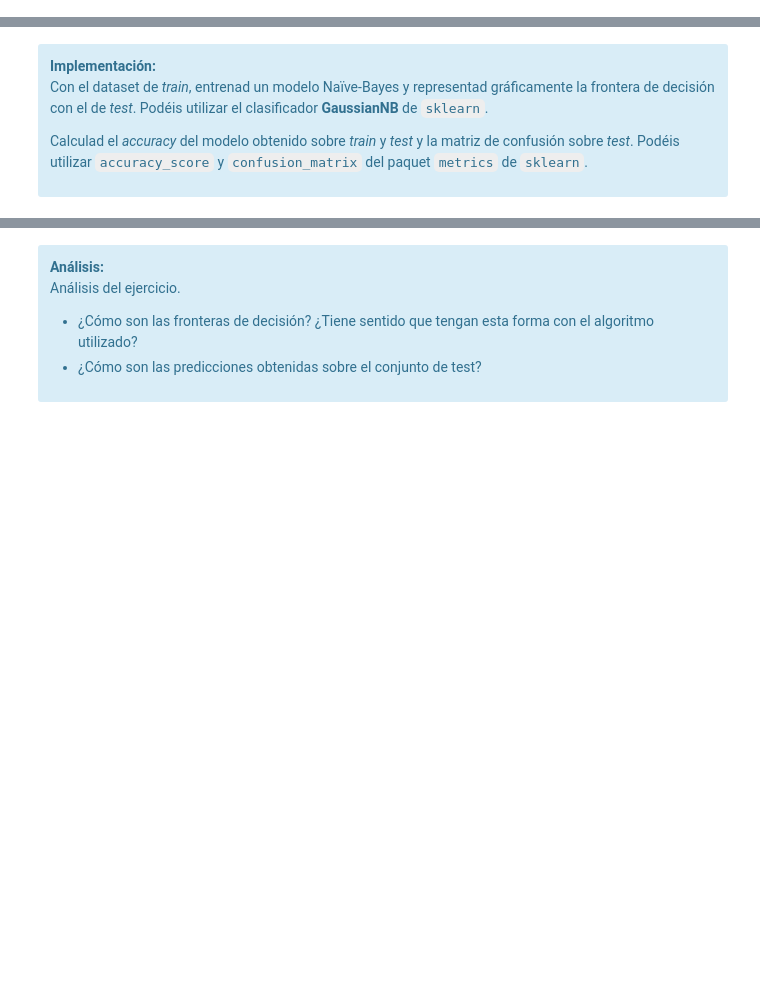
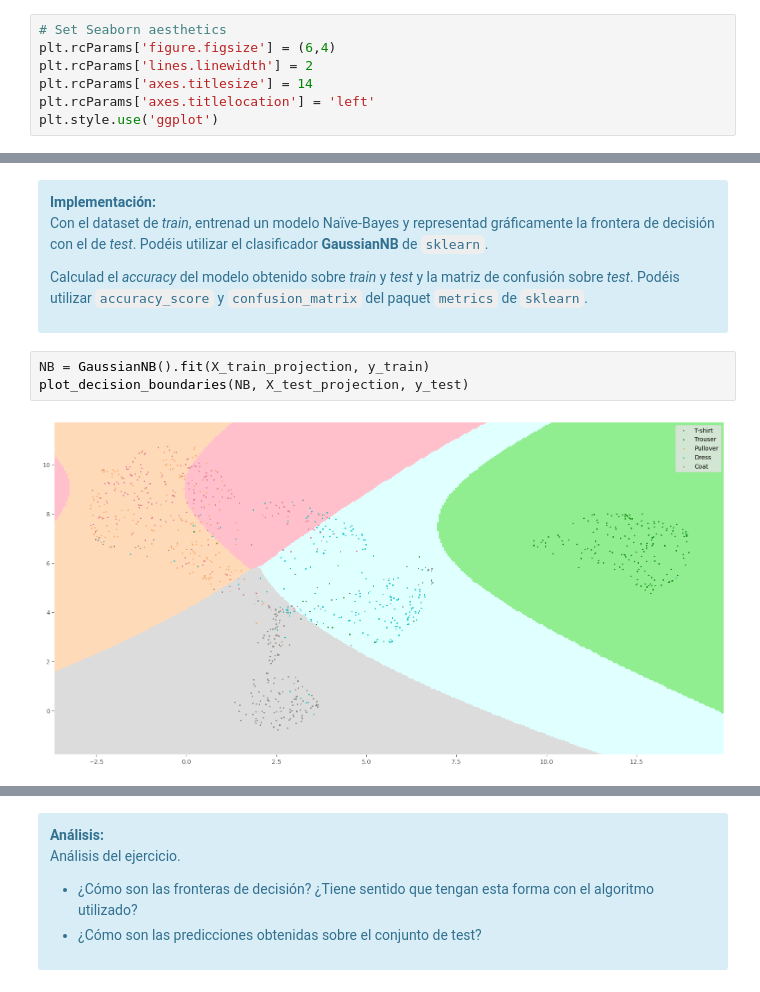
Before and after one commit to gvillalba86/AdvancedDataMininig, a Jupyter notebook: PEC3/20221_M2.855_PEC3_gvillalbaa.ipynb, the cells around one changed output, grey strips where cells are left out. Saved outputs shown, nothing was run; the diff lists cells and outputs as text; blank space fills up the shorter version.

```diff
--- a/PEC3/20221_M2.855_PEC3_gvillalbaa.ipynb
+++ b/PEC3/20221_M2.855_PEC3_gvillalbaa.ipynb
@@ -179,6 +185,13 @@ def plot_decision_boundaries(model, X_test_projection, y_test):
     plt.legend()
     plt.xlim(xx.min(), xx.max())
     plt.ylim(yy.min(), yy.max())
+# %%
+# Set Seaborn aesthetics
+plt.rcParams['figure.figsize'] = (6,4)
+plt.rcParams['lines.linewidth'] = 2
+plt.rcParams['axes.titlesize'] = 14
+plt.rcParams['axes.titlelocation'] = 'left'
+plt.style.use('ggplot')
 # %% [markdown]
 ### 1.1. Gaussian Naïve Bayes
 
@@ -191,3 +204,8 @@ Con el dataset de _train_, entrenad un modelo Naïve-Bayes y representad gráfic
 
 Calculad el _accuracy_ del modelo obtenido sobre _train_ y _test_ y la matriz de confusión sobre _test_. Podéis utilizar `accuracy_score` y `confusion_matrix` del paquet `metrics` de `sklearn`.
 </div>
+# %%
+NB = GaussianNB().fit(X_train_projection, y_train)
+plot_decision_boundaries(NB, X_test_projection, y_test)
+# %% [output]
+[figure, added]
```
Also changed, not shown: parts of 20 cells of this notebook.
